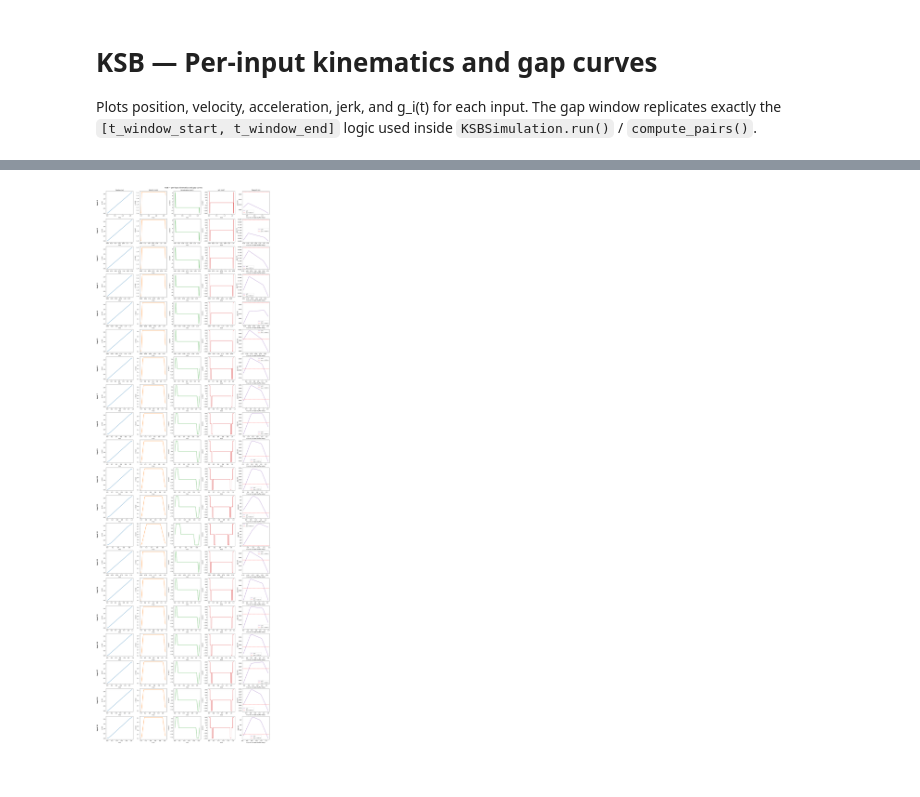
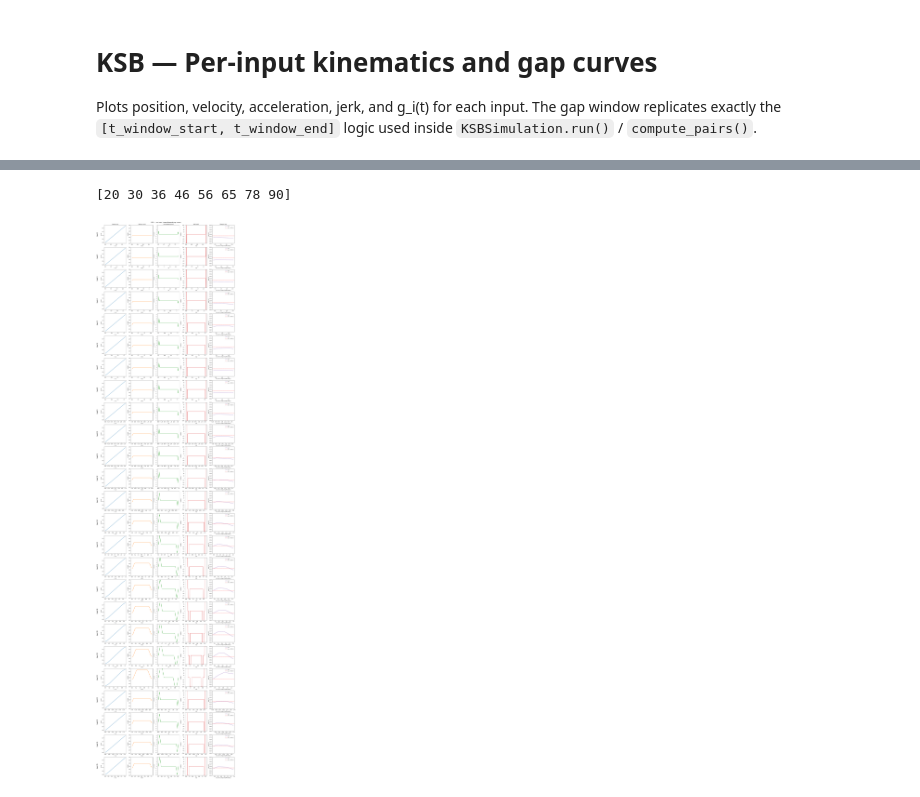
Before and after one commit to JvPost/Portfolio, a Jupyter notebook: ksb/notebooks/plot_inputs.ipynb, the cells around one changed output, grey strips where cells are left out. Saved outputs shown, nothing was run; the diff lists cells and outputs as text; code cells hidden in the pictures.

```diff
--- a/ksb/notebooks/plot_inputs.ipynb
+++ b/ksb/notebooks/plot_inputs.ipynb
@@ -72,7 +97,7 @@ def eval_jerk(traj, t_arr: np.ndarray):
         jerk_out[mask] = j
     return jerk_out
 # %%
-def plot_inputs(result: SimulationResult, N: int, n_samples: int = 500):
+def plot_inputs(result: SimulationResult, N: int, n_samples: int = 500, i_start=0):
     """Plot kinematics and gap curves for the first N inputs.
 
     Parameters
@@ -110,14 +135,14 @@ def plot_inputs(result: SimulationResult, N: int, n_samples: int = 500):
         axes[0, col].set_title(label, fontsize=11)
 
     for i in range(N):
-        sb_traj = result.buffer_trajectories[i]
+        sb_traj = result.buffer_trajectories[i + i_start]
 
         # ── Kinematics (buffer segment only) ────────────────────────
         t = np.linspace(0.0, sb_traj.T, n_samples)
         states = sb_traj.eval(t)   # shape (3, n_samples)
 
         axes[i, 0].annotate(
-            f'Input {i}',
+            f'Input {i + i_start + 1}',
             xy=(-0.32, 0.5), xycoords='axes fraction',
             ha='center', va='center', fontsize=11, fontweight='bold', rotation=90,
         )
@@ -131,11 +156,13 @@ def plot_inputs(result: SimulationResult, N: int, n_samples: int = 500):
         axes[i, 1].plot(t, states[V], color='C1')
         axes[i, 1].set_xlabel('t (s)')
         axes[i, 1].set_ylabel('v (m/s)')
+        axes[i, 1].set_ylim(0, cfg['Vmax'])
 
         # col 2 — acceleration
         axes[i, 2].plot(t, states[A], color='C2')
         axes[i, 2].set_xlabel('t (s)')
         axes[i, 2].set_ylabel('a (m/s²)')
+        axes[i, 2].set_ylim(-cfg['Amax'],cfg['Amax'])
 
         # col 3 — jerk (dispatch per segment type; blank if unsupported)
         jerk = eval_jerk(sb_traj, t)
@@ -153,6 +180,8 @@ def plot_inputs(result: SimulationResult, N: int, n_samples: int = 500):
                 fontsize=9, color='gray',
             )
 
+        axes[i, 3].set_ylim(-cfg['jmax'], cfg['jmax'])
+
         # ── Gap g_i(t) ────────────────────────────────────────────────────────
         # Replicates compute_pairs() window logic exactly:
         #   t_window_start[i] = Lu_trajectories[i+1].T   (follower reaches L_upstream)
@@ -168,6 +197,7 @@ def plot_inputs(result: SimulationResult, N: int, n_samples: int = 500):
         # the buffer: t_display = t_follow + t_spawn[i+1] - t_control_start[i]
 
         ax_gap = axes[i, 4]
+        ax_gap.set_ylim(0, 2.0)
 
         if i >= B - 1:
             ax_gap.axis('off')
@@ -208,16 +238,13 @@ def plot_inputs(result: SimulationResult, N: int, n_samples: int = 500):
     plt.show()
     return fig
 # %%
+# ── Run simulation and display ────────────────────────────────────────────────
+solver = SCurveSolver()
+sim: KSBSimulation = KSBSimulation(cfg=cfg, solver=solver)
+result: SimulationResult = sim.run(seed=42)
+print(result.skip_indices)
 
-# ── Run simulation and display ────────────────────────────────────────────────
-import yaml
-from pathlib import Path
-
-with open(Path('..') / 'configs' / 'default.yaml') as f:
-    cfg = yaml.safe_load(f)
-
-result = KSBSimulation(cfg=cfg, solver=SCurveSolver()).run(seed=42)
-
-fig = plot_inputs(result, N=20)
+fig = plot_inputs(result, N=25, i_start=0)
 # %% [output]
+[20 30 36 46 56 65 78 90]
-[figure, old version]
+[figure, new version]
```
Also changed, not shown: parts of 1 cell of this notebook, 11 other files.
